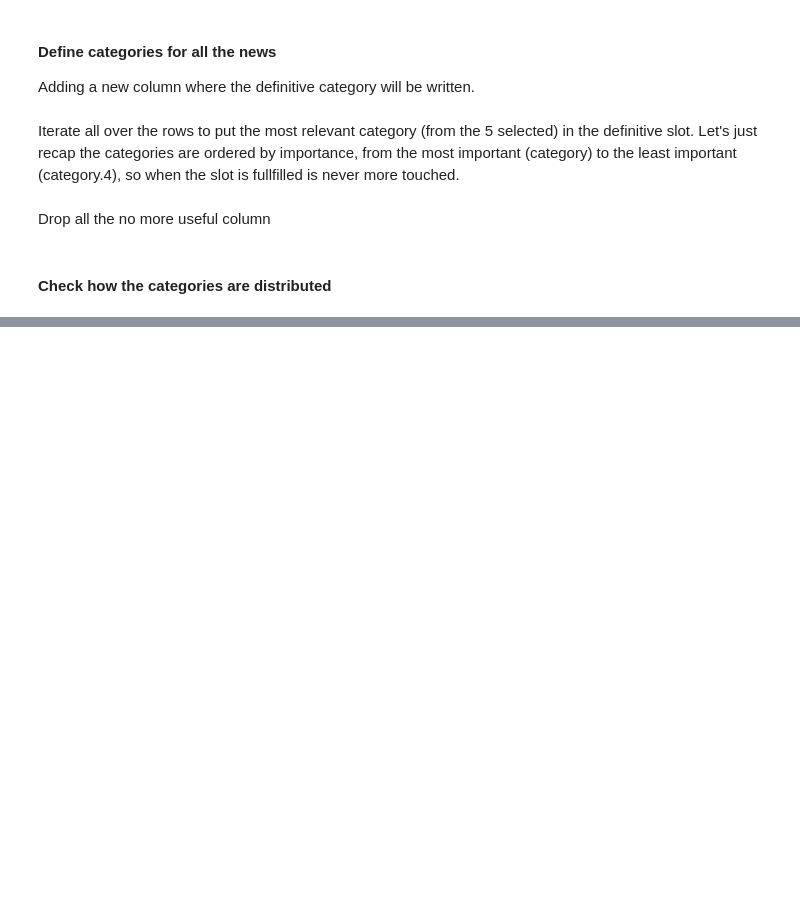
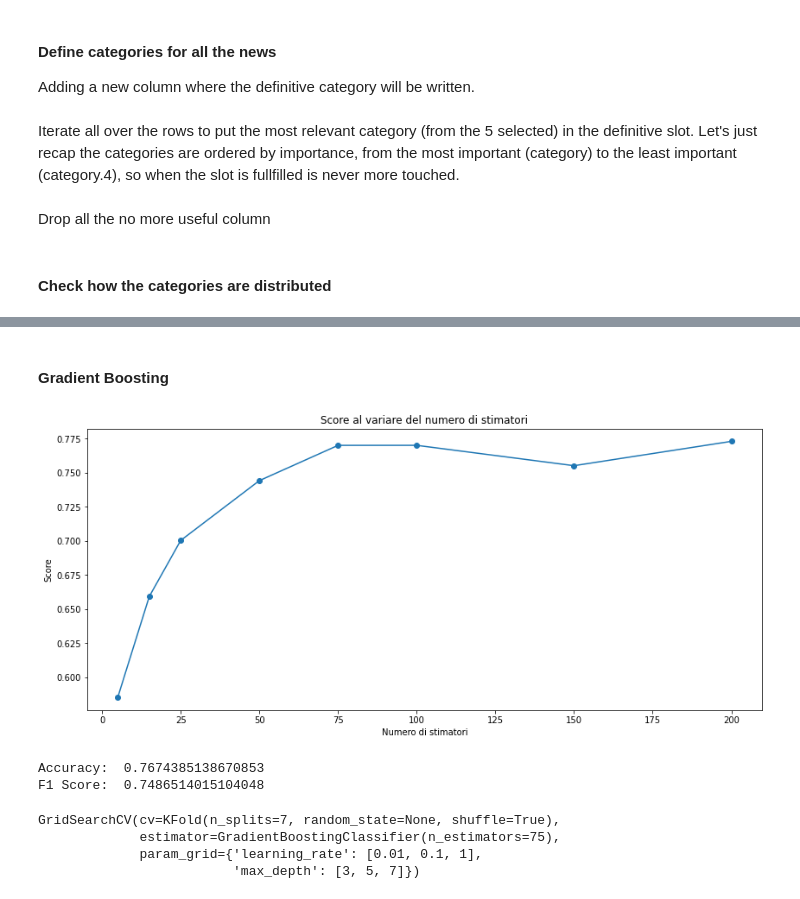
Before and after one commit to PaoloCiasco/TesiMagistrale, a Jupyter notebook: Dataset Dummy/PseudoCategories_Classification.ipynb, the cells around one changed output, grey strips where cells are left out. Cells and saved outputs as stored; diff of their text form; code cells hidden in the pictures; blank space fills up the shorter version.

```diff
--- a/Dataset Dummy/PseudoCategories_Classification.ipynb
+++ b/Dataset Dummy/PseudoCategories_Classification.ipynb
@@ -181,0 +380,2 @@ Health-Effects News:  167
+# %%
+folds = KFold(n_splits = 7, shuffle = True)
@@ -181,0 +435,31 @@ Health-Effects News:  167
+# %% [markdown]
+#### Gradient Boosting ####
+# %%
+scores_boost = []
+
+r = [5, 15, 25, 50, 75,  100, 150, 200]
+for k in r:
+    score_boost = cross_val_score(estimator=GradientBoostingClassifier(n_estimators=k), X = x, y= y, cv=folds, scoring='accuracy')
+    scores_boost.append(score_boost.mean())
+# %%
+fig = plt.figure(figsize=(14,6))
+ax = fig.gca()
+plt.plot(r, scores_boost, marker='o')
+plt.xlabel(r'Numero di stimatori')
+plt.ylabel('Score')
+plt.title(r'Score al variare del numero di stimatori')
+plt.show()
+# %% [output]
+[figure, added]
+# %%
+clf_grad_boost = OneVsRestClassifier(
+    GradientBoostingClassifier(n_estimators=75, learning_rate=0.1, max_depth=3))
+
+f1_lr = cross_val_score(clf_grad_boost, x, y, cv=folds, scoring='f1_macro').mean()
+acc_lr = cross_val_score(clf_grad_boost, x, y, cv=folds, scoring='accuracy').mean()
+
+
+print('Accuracy: ', acc_lr, '\nF1 Score: ', f1_lr)
+# %% [output]
+Accuracy:  0.7674385138670853
+F1 Score:  0.7486514015104048
@@ -181,0 +472,9 @@ Health-Effects News:  167
+# %%
+from sklearn.model_selection import GridSearchCV
+cv = GridSearchCV(gbc,parameters,cv=folds)
+cv.fit(x,y)
+# %% [output]
+GridSearchCV(cv=KFold(n_splits=7, random_state=None, shuffle=True),
+             estimator=GradientBoostingClassifier(n_estimators=75),
+             param_grid={'learning_rate': [0.01, 0.1, 1],
+                         'max_depth': [3, 5, 7]})
```
Also changed, not shown: parts of 26 cells of this notebook.
